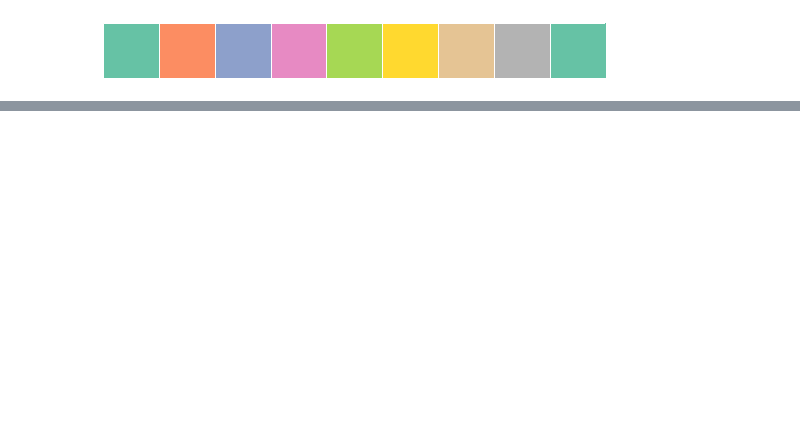
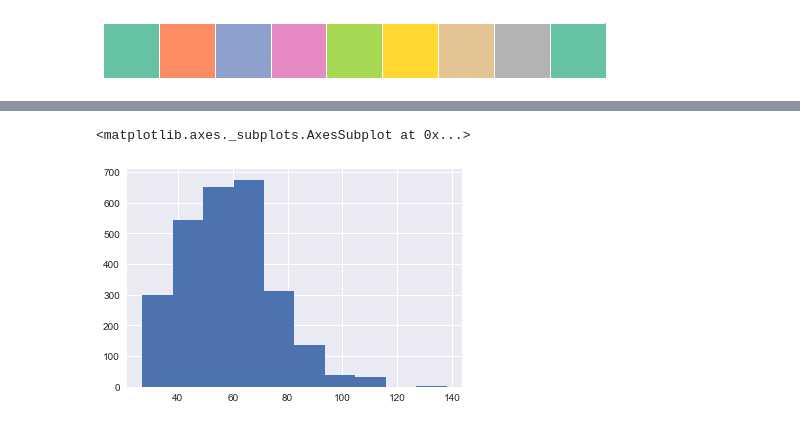
Before and after one commit to franckalbinet/iot-nbtc-itu, a Jupyter notebook: labs/src/data-analysis/2-exercise-bangkok-air-quality.ipynb, the cells around one changed output, grey strips where cells are left out. Cells and saved outputs as stored; diff of their text form; code cells hidden in the pictures; blank space fills up the shorter version.

Commit message:
draftet pres. for ml and iot-prog-aspects + data analysis continued

```diff
--- a/labs/src/data-analysis/2-exercise-bangkok-air-quality.ipynb
+++ b/labs/src/data-analysis/2-exercise-bangkok-air-quality.ipynb
@@ -120,0 +127,2 @@ map_loc
+# %%
+pm10 = data[data.param == 'pm10']
@@ -120,0 +138,5 @@ map_loc
+# %%
+pm10['value'].hist()
+# %% [output]
+<matplotlib.axes._subplots.AxesSubplot at 0x...>
+[figure, added]
```
Also changed, not shown: parts of 14 cells of this notebook, 2 other files.
